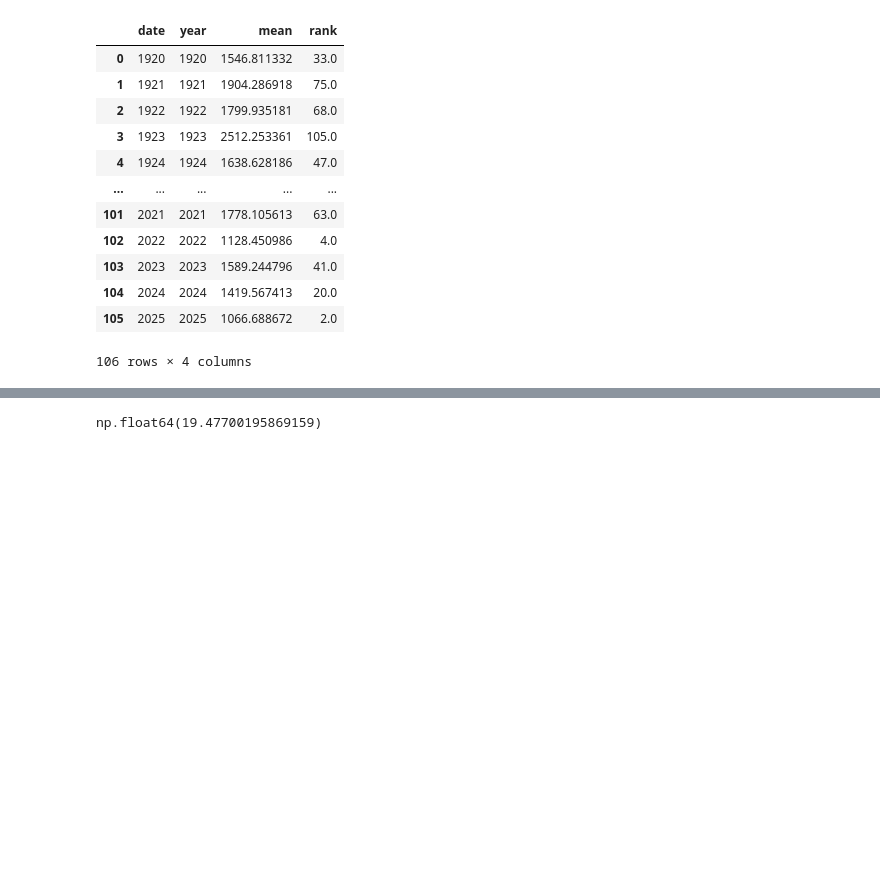
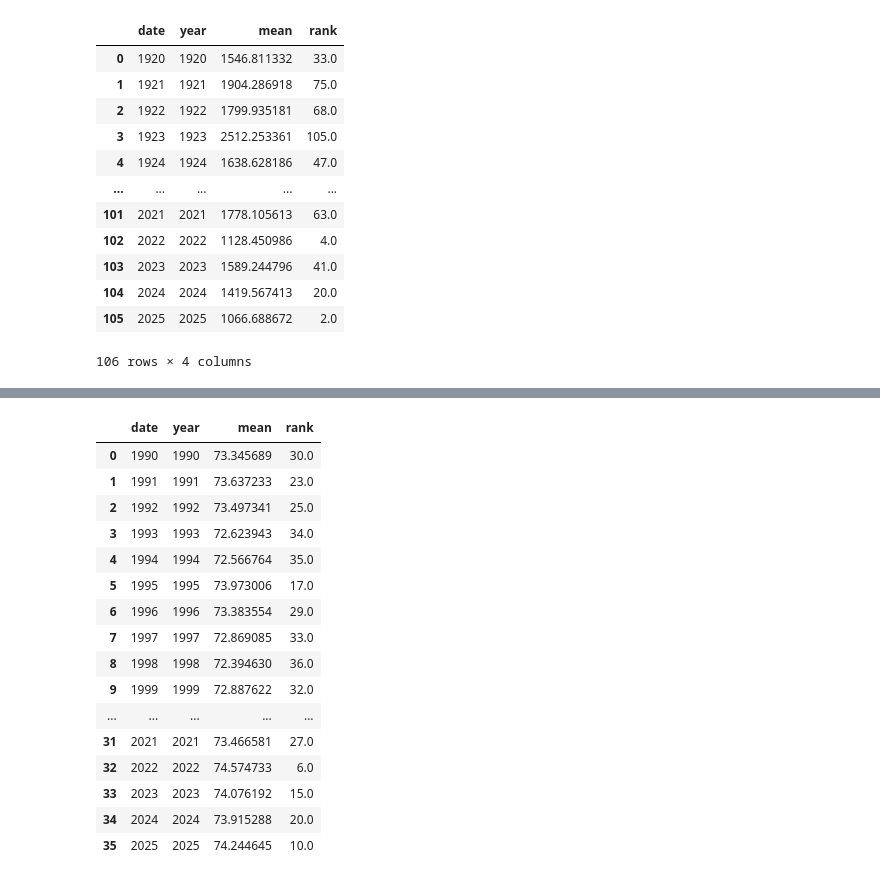
Before and after one commit to cherryleh/climate-summary, a Jupyter notebook: dews-hawaii-app/scripts/2025-summary/ranks copy.ipynb, the cells around one changed output, grey strips where cells are left out. Cells and saved outputs as stored; diff of their text form; code cells hidden in the pictures; blank space fills up the shorter version.

```diff
--- a/dews-hawaii-app/scripts/2025-summary/ranks copy.ipynb
+++ b/dews-hawaii-app/scripts/2025-summary/ranks copy.ipynb
@@ -114,4 +159,44 @@ df
 # %%
-np.nanmean(arr)
+#Tmax
+tif_path = "/Users/cherryleheu/Documents/HCDP/Data/annual/tmax/calendar_year"
+
+all_records = []
+for tif in sorted(glob.glob(os.path.join(tif_path, f"*_agg.tif"))):
+    parts = os.path.basename(tif).replace(".tif", "").split("_")
+    year = parts[2]
+    date = f"{year}"
+
+    with rasterio.open(tif) as src:
+        arr = src.read(1).astype(float)
+        arr = np.where(arr == src.nodata, np.nan, arr)
+        mean_val = np.nanmean(arr)
+
+    all_records.append({
+        "date": date,
+        "year": int(year),
+        "mean": mean_val*9/5 + 32
+    })
+
+df = pd.DataFrame(all_records)
+
+df["rank"] = df["mean"].rank(method="min", ascending=False)
+
+df
 # %% [output]
-np.float64(19.47700195869159)
+|  | date | year | mean | rank |
+| 0 | 1990 | 1990 | 73.345689 | 30.0 |
+| 1 | 1991 | 1991 | 73.637233 | 23.0 |
+| 2 | 1992 | 1992 | 73.497341 | 25.0 |
+| 3 | 1993 | 1993 | 72.623943 | 34.0 |
+| 4 | 1994 | 1994 | 72.566764 | 35.0 |
+| 5 | 1995 | 1995 | 73.973006 | 17.0 |
+| 6 | 1996 | 1996 | 73.383554 | 29.0 |
+| 7 | 1997 | 1997 | 72.869085 | 33.0 |
+| 8 | 1998 | 1998 | 72.394630 | 36.0 |
+| 9 | 1999 | 1999 | 72.887622 | 32.0 |
+| ... | ... | ... | ... | ... |
+| 31 | 2021 | 2021 | 73.466581 | 27.0 |
+| 32 | 2022 | 2022 | 74.574733 | 6.0 |
+| 33 | 2023 | 2023 | 74.076192 | 15.0 |
+| 34 | 2024 | 2024 | 73.915288 | 20.0 |
+| 35 | 2025 | 2025 | 74.244645 | 10.0 |
```
Also changed, not shown: parts of 3 cells of this notebook, 11 other files.
